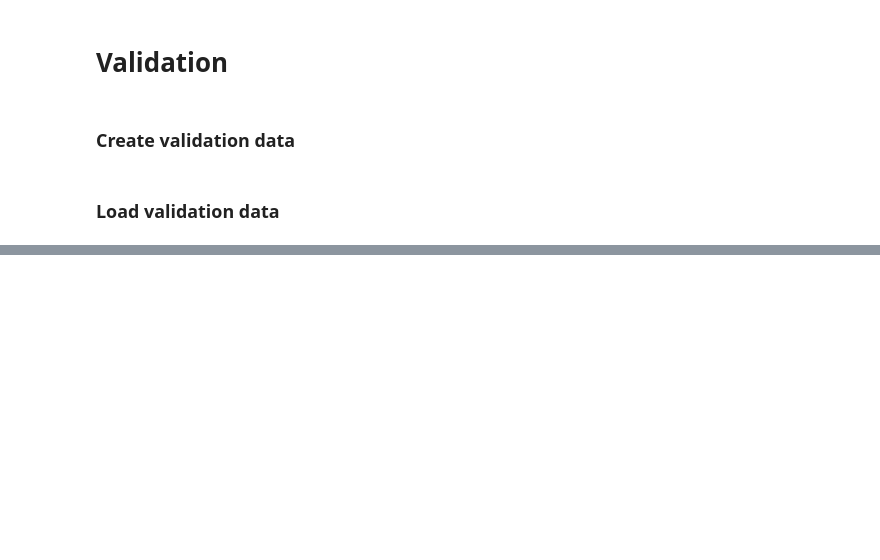
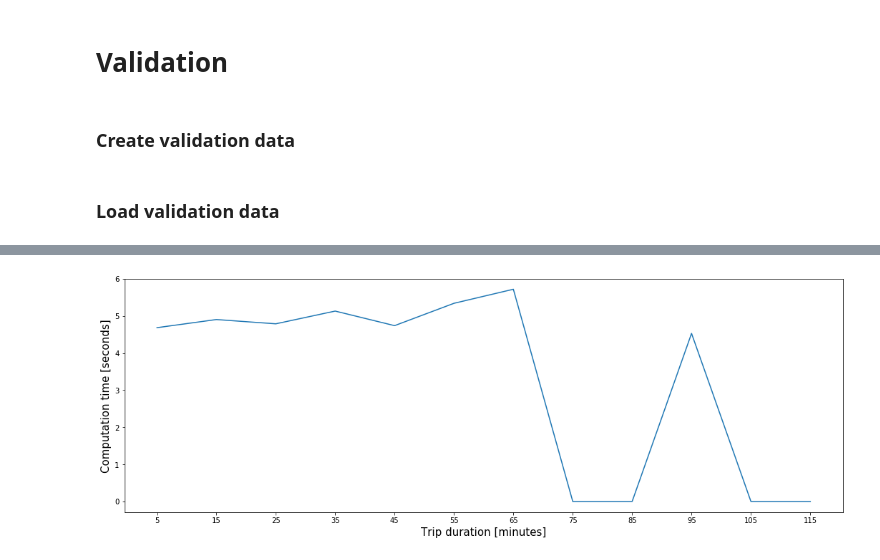
Before and after one commit to lbasseto/robust-journey-planning, a Jupyter notebook: Project-schmutz.ipynb, the cells around one changed output, grey strips where cells are left out. Cells and saved outputs as stored; diff of their text form; code cells hidden in the pictures; blank space fills up the shorter version.

```diff
--- a/Project-schmutz.ipynb
+++ b/Project-schmutz.ipynb
@@ -1344,0 +1465,12 @@ for min_prob_success in min_prob_successes:
+# %%
+print('Computing average exec times ', end=' ')
+bins, values = benchmark_average_exec_time()
+print(' done')
+# %%
+plt.figure(figsize=(18,6))
+plt.xlabel('Trip duration [minutes]', fontsize=15)
+plt.ylabel('Computation time [seconds]', fontsize=15)
+plt.plot(bins, values)
+plt.xticks(ticks=bins);
+# %% [output]
+[figure, added]
```
Also changed, not shown: parts of 13 cells of this notebook.
